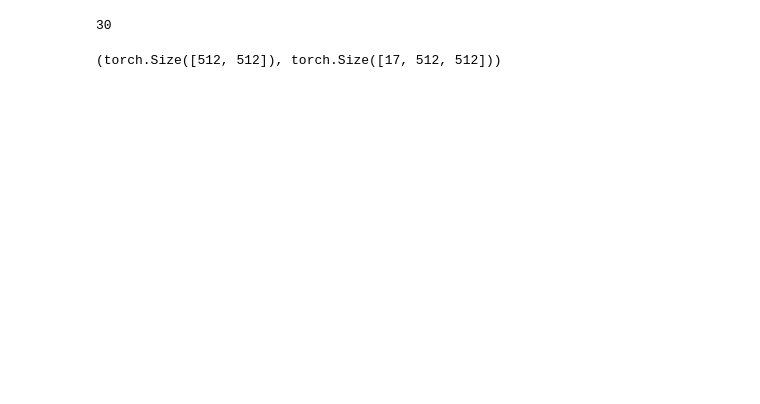
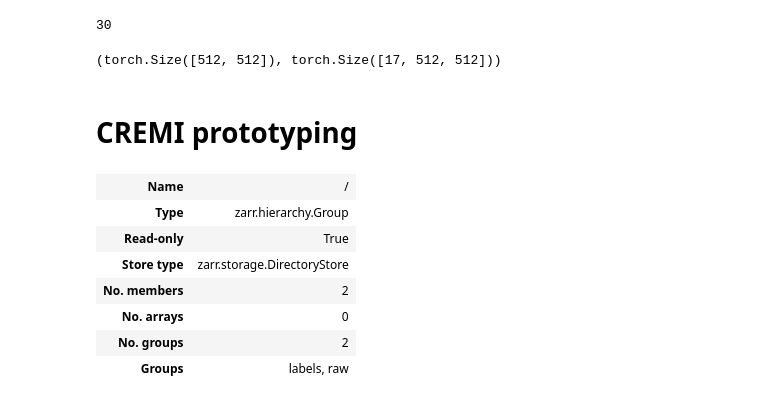
Before and after one commit to bbarad/defects_DLMBL, a Jupyter notebook: notebooks/dataloader_testing.ipynb, the cells around one changed output. Saved outputs shown, nothing was run; the diff lists cells and outputs as text; code cells hidden in the pictures; blank space fills up the shorter version.

```diff
--- a/notebooks/dataloader_testing.ipynb
+++ b/notebooks/dataloader_testing.ipynb
@@ -67,3 +66,5 @@ x,y = data[0]
 x.shape,y.shape
 # %% [output]
 (torch.Size([512, 512]), torch.Size([17, 512, 512]))
+# %% [markdown]
+# CREMI prototyping
@@ -69,0 +73,13 @@ x.shape,y.shape
+# %%
+test= zarr.open('data/training_data.zarr', 'r')
+# %%
+test.info
+# %% [output]
+| Name | / |
+| Type | zarr.hierarchy.Group |
+| Read-only | True |
+| Store type | zarr.storage.DirectoryStore |
+| No. members | 2 |
+| No. arrays | 0 |
+| No. groups | 2 |
+| Groups | labels, raw |
```
Also changed, not shown: parts of 27 cells of this notebook, 2 other files.
